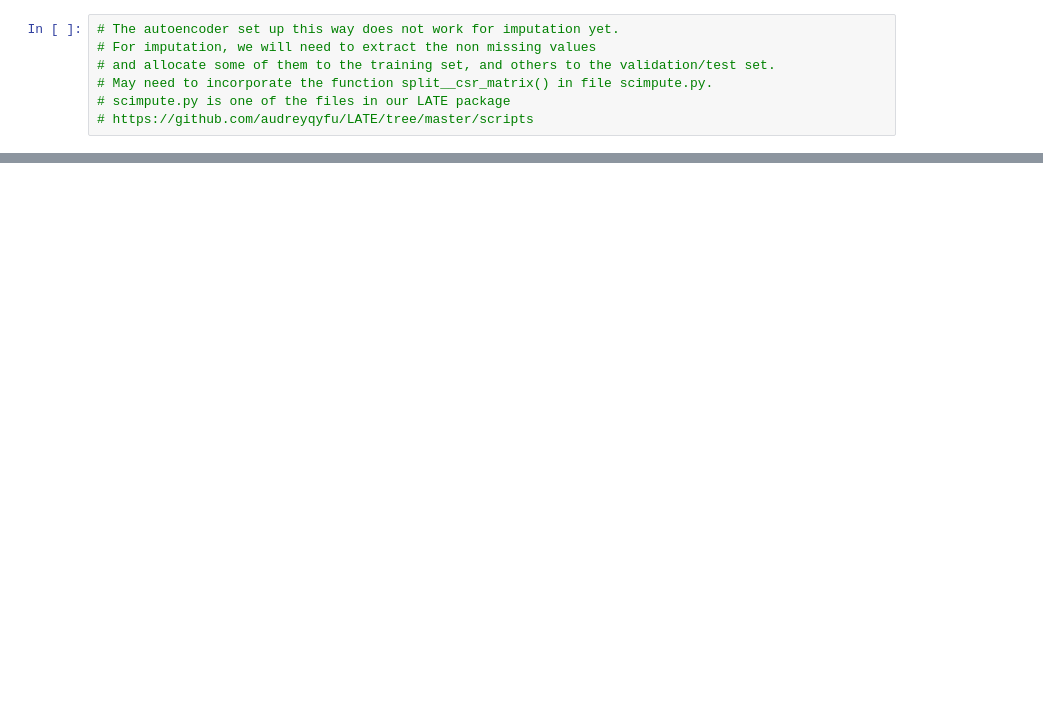
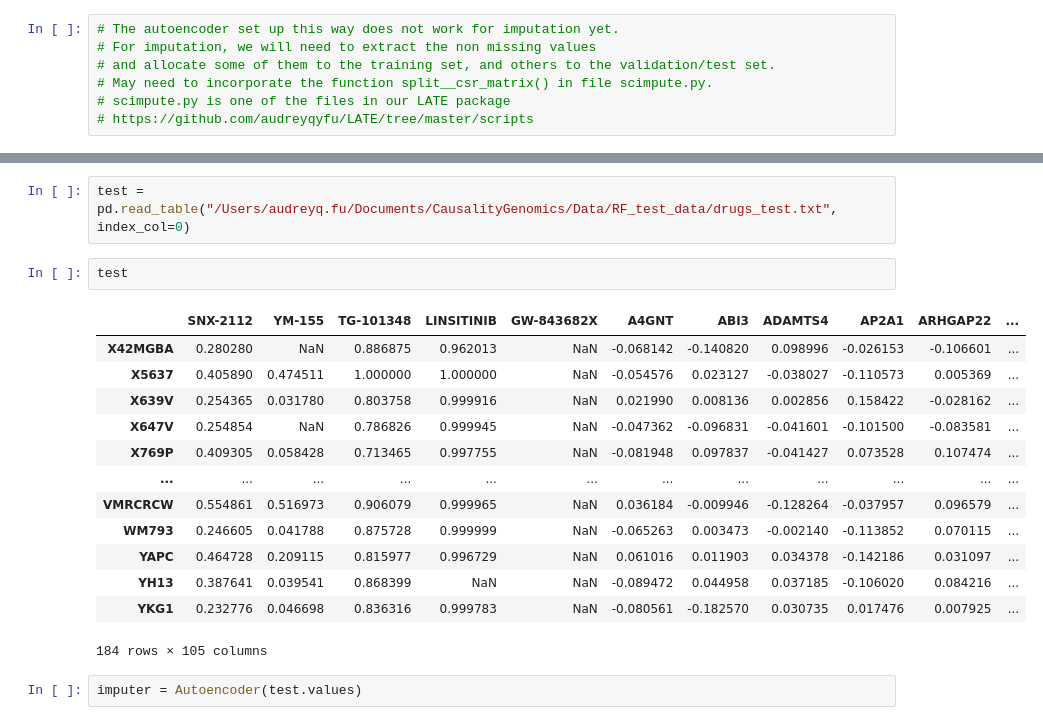
Before and after one commit to audreyqyfu/test1, a Jupyter notebook: autoencoder_drugs.ipynb, the cells around one changed output, grey strips where cells are left out. Drawn from its saved outputs; the diff is of its cells as text; blank space fills up the shorter version.

Commit message:
Update autoencoder_drugs.ipynb
testing another piece of code for autoencoder

```diff
--- a/autoencoder_drugs.ipynb
+++ b/autoencoder_drugs.ipynb
@@ -200,0 +326,20 @@ Epoch 1000/1000
+# %%
+test = pd.read_table("/Users/audreyq.fu/Documents/CausalityGenomics/Data/RF_test_data/drugs_test.txt", index_col=0)
+# %%
+test
+# %% [output]
+|  | SNX-2112 | YM-155 | TG-101348 | LINSITINIB | GW-843682X | A4GNT | ABI3 | ADAMTS4 | AP2A1 | ARHGAP22 | ... |
+| X42MGBA | 0.280280 | NaN | 0.886875 | 0.962013 | NaN | -0.068142 | -0.140820 | 0.098996 | -0.026153 | -0.106601 | ... |
+| X5637 | 0.405890 | 0.474511 | 1.000000 | 1.000000 | NaN | -0.054576 | 0.023127 | -0.038027 | -0.110573 | 0.005369 | ... |
+| X639V | 0.254365 | 0.031780 | 0.803758 | 0.999916 | NaN | 0.021990 | 0.008136 | 0.002856 | 0.158422 | -0.028162 | ... |
+| X647V | 0.254854 | NaN | 0.786826 | 0.999945 | NaN | -0.047362 | -0.096831 | -0.041601 | -0.101500 | -0.083581 | ... |
+| X769P | 0.409305 | 0.058428 | 0.713465 | 0.997755 | NaN | -0.081948 | 0.097837 | -0.041427 | 0.073528 | 0.107474 | ... |
+| ... | ... | ... | ... | ... | ... | ... | ... | ... | ... | ... | ... |
+| VMRCRCW | 0.554861 | 0.516973 | 0.906079 | 0.999965 | NaN | 0.036184 | -0.009946 | -0.128264 | -0.037957 | 0.096579 | ... |
+| WM793 | 0.246605 | 0.041788 | 0.875728 | 0.999999 | NaN | -0.065263 | 0.003473 | -0.002140 | -0.113852 | 0.070115 | ... |
+| YAPC | 0.464728 | 0.209115 | 0.815977 | 0.996729 | NaN | 0.061016 | 0.011903 | 0.034378 | -0.142186 | 0.031097 | ... |
+| YH13 | 0.387641 | 0.039541 | 0.868399 | NaN | NaN | -0.089472 | 0.044958 | 0.037185 | -0.106020 | 0.084216 | ... |
+| YKG1 | 0.232776 | 0.046698 | 0.836316 | 0.999783 | NaN | -0.080561 | -0.182570 | 0.030735 | 0.017476 | 0.007925 | ... |
+184 rows × 105 columns
+# %%
+imputer = Autoencoder(test.values)
```
Also changed, not shown: parts of 13 cells of this notebook.
